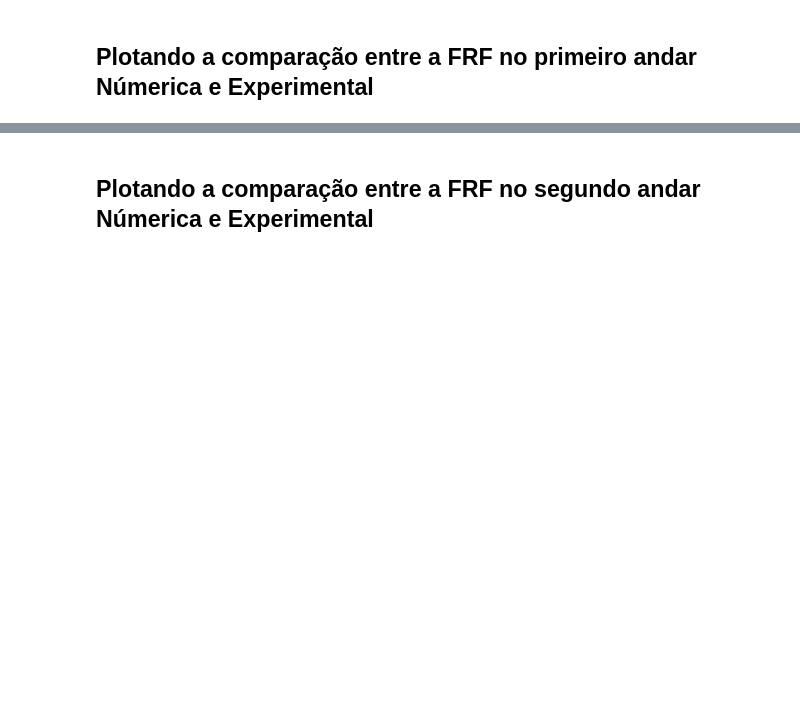
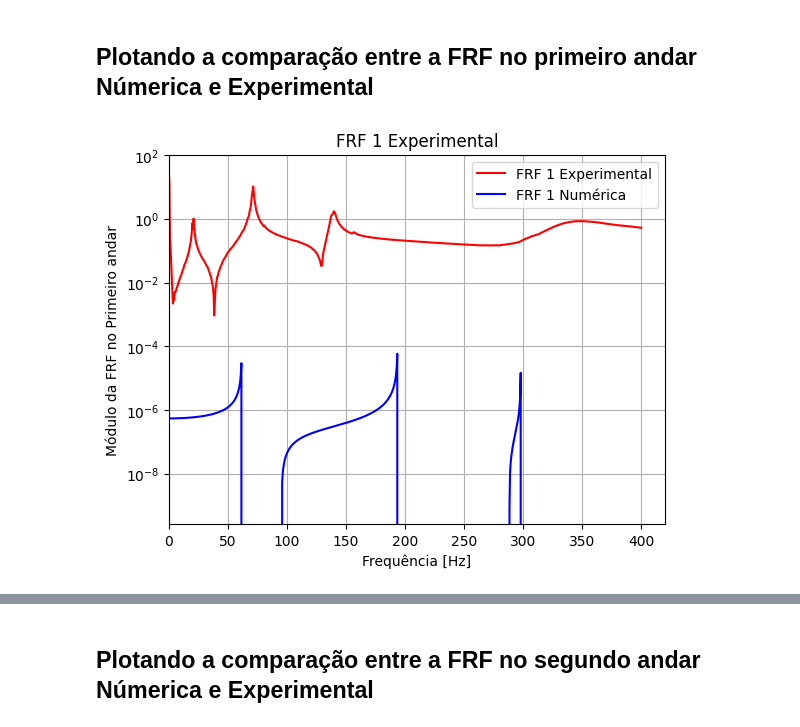
Before and after one commit to Daniel-Sottovia/Grupo-6, a Jupyter notebook: notebook.ipynb, the cells around one changed output, grey strips where cells are left out. Saved outputs shown, nothing was run; the diff lists cells and outputs as text; code cells hidden in the pictures; blank space fills up the shorter version.

```diff
--- a/notebook.ipynb
+++ b/notebook.ipynb
@@ -1164,6 +1244,23 @@ q_si.append(q_si_2)
 q_si.append(q_si_3)
 # %% [markdown]
 ## Plotando a comparação entre a FRF no primeiro andar Númerica e Experimental
+# %%
+# Plotar gráfico da FRF do primeiro andar
+
+plt.plot(freq, frf_1_andar, color='r', label='FRF 1 Experimental')
+
+plt.plot(freq, FRF_agora_vai[:,0], color='b', label='FRF 1 Numérica')
+plt.xlabel('Frequência [Hz]')
+plt.ylabel('Módulo da FRF no Primeiro andar')
+plt.title('FRF 1 Experimental')
+plt.grid()
+plt.yscale('log')
+plt.xlim(0)
+plt.legend()
+# plt.savefig("D:\\UFSC\\Vibes\\Cordioli\\Trabalho\\Grupo 6\\FRF1_andar.png")
+plt.show()
+# %% [output]
+[figure, added]
 # %%
 # Plotar gráfico da FRF do primeiro andar
 
```
Also changed, not shown: parts of 11 cells of this notebook, 3 other files.
